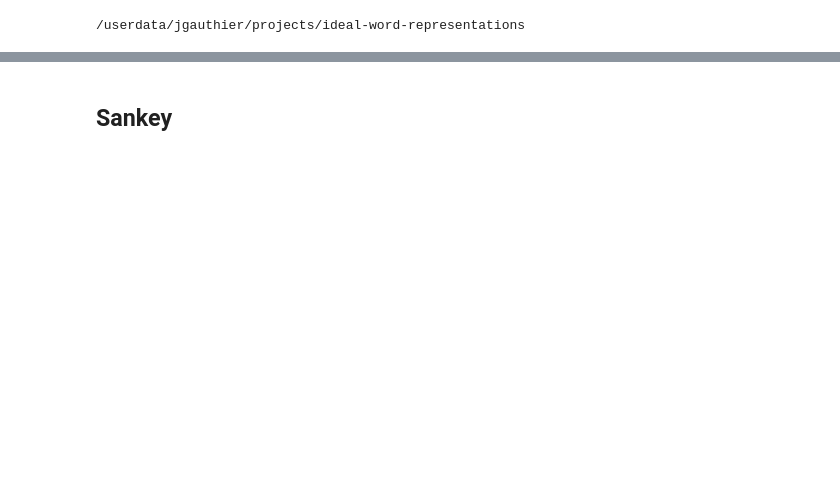
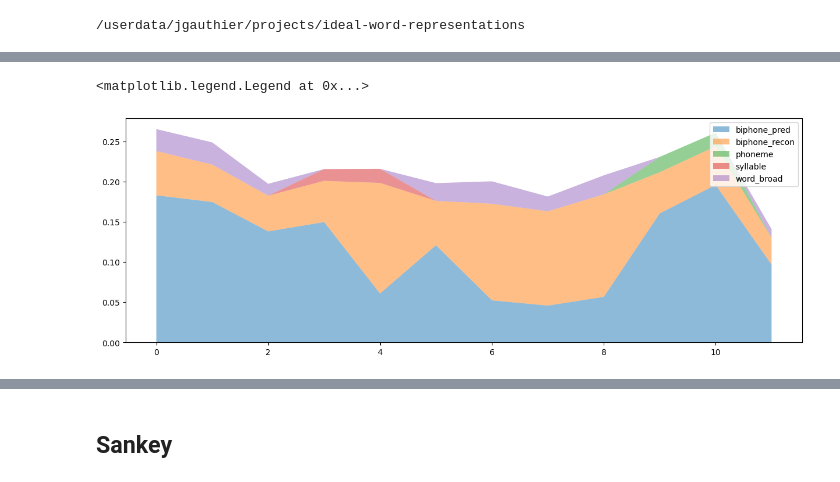
Before and after one commit to hans/ideal-word-representations, a Jupyter notebook: notebooks/synthetic_encoding/feature_selection_summary.ipynb, the cells around one changed output, grey strips where cells are left out. Cells and saved outputs as stored; diff of their text form; code cells hidden in the pictures; blank space fills up the shorter version.

```diff
--- a/notebooks/synthetic_encoding/feature_selection_summary.ipynb
+++ b/notebooks/synthetic_encoding/feature_selection_summary.ipynb
@@ -100,3 +94,11 @@ merged_df.pipe((sns.lineplot, "data"), x="step", y="score", hue="base_model_laye
+# %%
+stack_plot_df = merged_df[merged_df.encoder == "basic10"].sort_values("base_model_layer").pivot_table(index="base_model_layer", columns="selected_embedding", values="improvement").fillna(0)
+f, ax = plt.subplots(figsize=(15, 5))
+ax.stackplot(stack_plot_df.index, stack_plot_df.T, labels=stack_plot_df.columns, alpha=0.5)
+ax.legend()
+# %% [output]
+<matplotlib.legend.Legend at 0x...>
+[figure, added]
 # %%
 sns.catplot(data=merged_df, row="encoder",
             x="base_model_layer", y="improvement", hue="selected_embedding",
```
Also changed, not shown: parts of 10 cells of this notebook, 2 other files.
